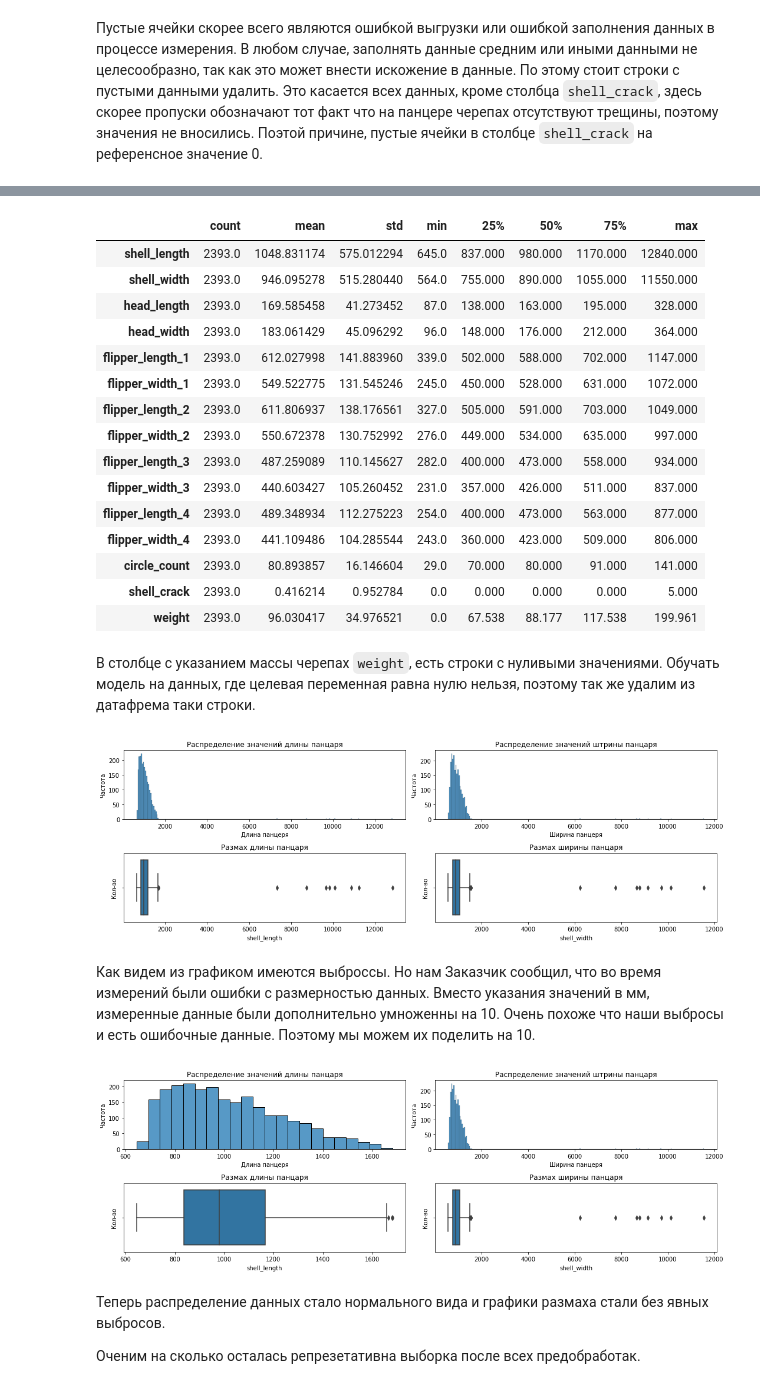
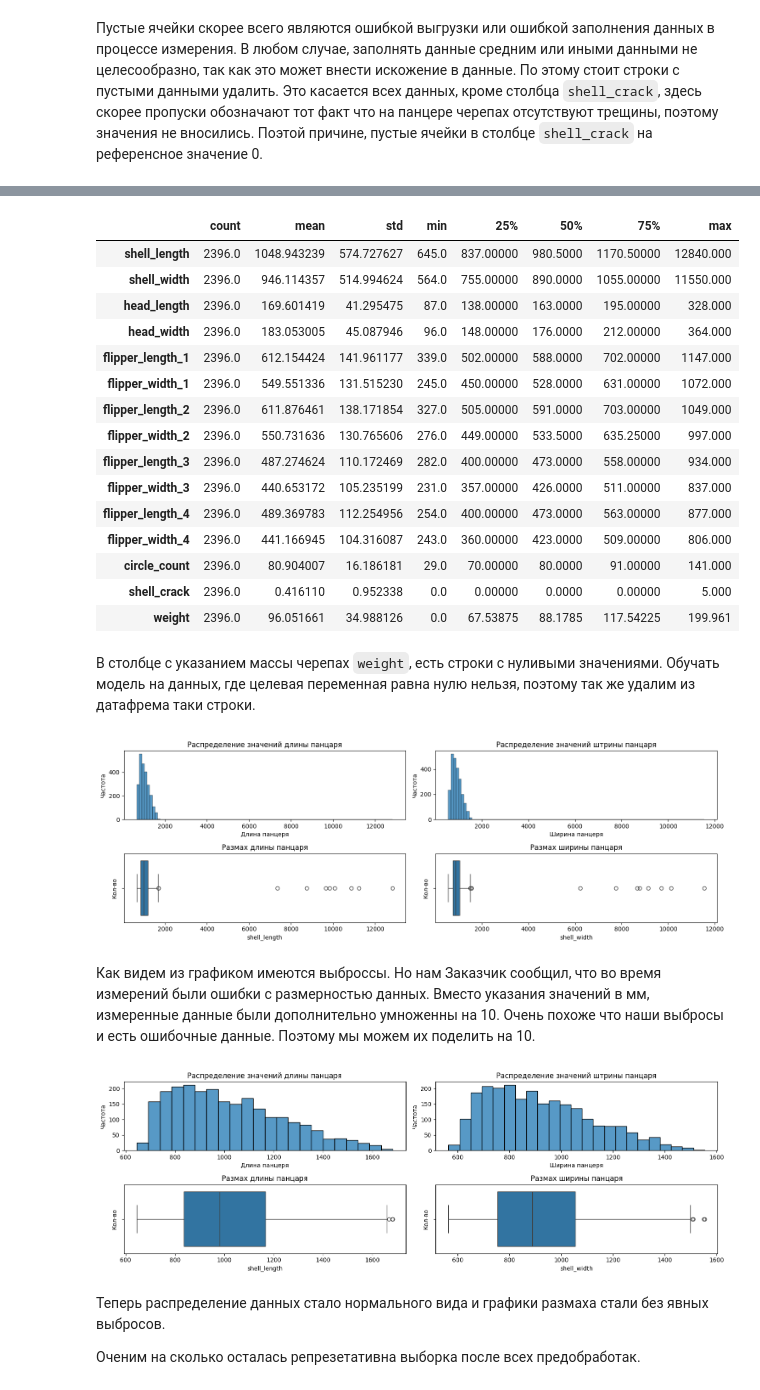
Before and after one commit to MEYakunin/Sprint10_Tortilla_Center, a Jupyter notebook: Sprint10_Tortilla_Center_Yakunin_Mikl.ipynb, the cells around one changed output, grey strips where cells are left out. Saved outputs shown, nothing was run; the diff lists cells and outputs as text; code cells hidden in the pictures.

```diff
--- a/Sprint10_Tortilla_Center_Yakunin_Mikl.ipynb
+++ b/Sprint10_Tortilla_Center_Yakunin_Mikl.ipynb
@@ -183,3 +184,3 @@ c_mydas_df.duplicated().sum()
 # %%
 # Удаляем строки с явными дубликатами
-c_mydas_df.drop_duplicates(subset=['registration number'], inplace=True)
+c_mydas_df = c_mydas_df.drop_duplicates()
@@ -258,21 +254,21 @@ dtype: int64
 c_mydas_df.describe(include='all').T
 # %% [output]
 |  | count | mean | std | min | 25% | 50% | 75% | max |
-| shell_length | 2393.0 | 1048.831174 | 575.012294 | 645.0 | 837.000 | 980.000 | 1170.000 | 12840.000 |
-| shell_width | 2393.0 | 946.095278 | 515.280440 | 564.0 | 755.000 | 890.000 | 1055.000 | 11550.000 |
-| head_length | 2393.0 | 169.585458 | 41.273452 | 87.0 | 138.000 | 163.000 | 195.000 | 328.000 |
-| head_width | 2393.0 | 183.061429 | 45.096292 | 96.0 | 148.000 | 176.000 | 212.000 | 364.000 |
-| flipper_length_1 | 2393.0 | 612.027998 | 141.883960 | 339.0 | 502.000 | 588.000 | 702.000 | 1147.000 |
-| flipper_width_1 | 2393.0 | 549.522775 | 131.545246 | 245.0 | 450.000 | 528.000 | 631.000 | 1072.000 |
-| flipper_length_2 | 2393.0 | 611.806937 | 138.176561 | 327.0 | 505.000 | 591.000 | 703.000 | 1049.000 |
-| flipper_width_2 | 2393.0 | 550.672378 | 130.752992 | 276.0 | 449.000 | 534.000 | 635.000 | 997.000 |
-| flipper_length_3 | 2393.0 | 487.259089 | 110.145627 | 282.0 | 400.000 | 473.000 | 558.000 | 934.000 |
-| flipper_width_3 | 2393.0 | 440.603427 | 105.260452 | 231.0 | 357.000 | 426.000 | 511.000 | 837.000 |
-| flipper_length_4 | 2393.0 | 489.348934 | 112.275223 | 254.0 | 400.000 | 473.000 | 563.000 | 877.000 |
-| flipper_width_4 | 2393.0 | 441.109486 | 104.285544 | 243.0 | 360.000 | 423.000 | 509.000 | 806.000 |
-| circle_count | 2393.0 | 80.893857 | 16.146604 | 29.0 | 70.000 | 80.000 | 91.000 | 141.000 |
-| shell_crack | 2393.0 | 0.416214 | 0.952784 | 0.0 | 0.000 | 0.000 | 0.000 | 5.000 |
-| weight | 2393.0 | 96.030417 | 34.976521 | 0.0 | 67.538 | 88.177 | 117.538 | 199.961 |
+| shell_length | 2396.0 | 1048.943239 | 574.727627 | 645.0 | 837.00000 | 980.5000 | 1170.50000 | 12840.000 |
+| shell_width | 2396.0 | 946.114357 | 514.994624 | 564.0 | 755.00000 | 890.0000 | 1055.00000 | 11550.000 |
+| head_length | 2396.0 | 169.601419 | 41.295475 | 87.0 | 138.00000 | 163.0000 | 195.00000 | 328.000 |
+| head_width | 2396.0 | 183.053005 | 45.087946 | 96.0 | 148.00000 | 176.0000 | 212.00000 | 364.000 |
+| flipper_length_1 | 2396.0 | 612.154424 | 141.961177 | 339.0 | 502.00000 | 588.0000 | 702.00000 | 1147.000 |
+| flipper_width_1 | 2396.0 | 549.551336 | 131.515230 | 245.0 | 450.00000 | 528.0000 | 631.00000 | 1072.000 |
+| flipper_length_2 | 2396.0 | 611.876461 | 138.171854 | 327.0 | 505.00000 | 591.0000 | 703.00000 | 1049.000 |
+| flipper_width_2 | 2396.0 | 550.731636 | 130.765606 | 276.0 | 449.00000 | 533.5000 | 635.25000 | 997.000 |
+| flipper_length_3 | 2396.0 | 487.274624 | 110.172469 | 282.0 | 400.00000 | 473.0000 | 558.00000 | 934.000 |
+| flipper_width_3 | 2396.0 | 440.653172 | 105.235199 | 231.0 | 357.00000 | 426.0000 | 511.00000 | 837.000 |
+| flipper_length_4 | 2396.0 | 489.369783 | 112.254956 | 254.0 | 400.00000 | 473.0000 | 563.00000 | 877.000 |
+| flipper_width_4 | 2396.0 | 441.166945 | 104.316087 | 243.0 | 360.00000 | 423.0000 | 509.00000 | 806.000 |
+| circle_count | 2396.0 | 80.904007 | 16.186181 | 29.0 | 70.00000 | 80.0000 | 91.00000 | 141.000 |
+| shell_crack | 2396.0 | 0.416110 | 0.952338 | 0.0 | 0.00000 | 0.0000 | 0.00000 | 5.000 |
+| weight | 2396.0 | 96.051661 | 34.988126 | 0.0 | 67.53875 | 88.1785 | 117.54225 | 199.961 |
 # %% [markdown]
 В столбце с указанием массы черепах `weight`, есть строки с нуливыми значениями. Обучать модель на данных, где целевая переменная равна нулю нельзя, поэтому так же удалим из датафрема таки строки.
 # %%
@@ -283,67 +279,70 @@ c_mydas_df = c_mydas_df[c_mydas_df['weight'] != 0]
 plt.figure(figsize=(15, 5))
 
 plt.subplot(2, 2, 1)
-sns.histplot(c_mydas_df['shell_length'])
+sns.histplot(x=c_mydas_df['shell_length'])
 plt.title('Распределение значений длины панцаря')
 plt.xlabel('Длина панцеря')
 plt.ylabel('Частота')
 
 plt.subplot(2, 2, 2)
-sns.histplot(c_mydas_df['shell_width'])
+sns.histplot(x=c_mydas_df['shell_width'])
 plt.title('Распределение значений штрины панцаря')
 plt.xlabel('Ширина панцеря')
 plt.ylabel('Частота')
 
 plt.subplot(2, 2, 3)
-sns.boxplot(c_mydas_df['shell_length'])
+sns.boxplot(x=c_mydas_df['shell_length'])
 plt.title('Размах длины панцаря')
 plt.ylabel('Кол-во')
 
 plt.subplot(2, 2, 4)
-sns.boxplot(c_mydas_df['shell_width'])
+sns.boxplot(x=c_mydas_df['shell_width'])
 plt.title('Размах ширины панцаря')
 plt.ylabel('Кол-во')
 
 plt.tight_layout()
 plt.show()
 # %% [output]
-[figure, old version]
+[figure, new version]
 # %% [markdown]
 Как видем из графиком имеются выброссы. Но нам Заказчик сообщил, что во время измерений были ошибки с размерностью данных. Вместо указания значений в мм, измеренные данные были дополнительно умноженны на 10. Очень похоже что наши выбросы и есть ошибочные данные. Поэтому мы можем их поделить на 10.
 # %%
 # Произведем уменьшение разрядности данных
 mask = c_mydas_df['shell_length'] > 2000
 c_mydas_df.loc[mask, 'shell_length'] = c_mydas_df.loc[mask, 'shell_length'] / 10
+
+mask = c_mydas_df['shell_width'] > 2000
+c_mydas_df.loc[mask, 'shell_width'] = c_mydas_df.loc[mask, 'shell_width'] / 10
 # %%
 # Построим графики распределения и размаха длины и ширины панцеря
 plt.figure(figsize=(15, 5))
 
 plt.subplot(2, 2, 1)
-sns.histplot(c_mydas_df['shell_length'])
+sns.histplot(x=c_mydas_df['shell_length'])
 plt.title('Распределение значений длины панцаря')
 plt.xlabel('Длина панцеря')
 plt.ylabel('Частота')
 
 plt.subplot(2, 2, 2)
-sns.histplot(c_mydas_df['shell_width'])
+sns.histplot(x=c_mydas_df['shell_width'])
 plt.title('Распределение значений штрины панцаря')
 plt.xlabel('Ширина панцеря')
 plt.ylabel('Частота')
 
 plt.subplot(2, 2, 3)
-sns.boxplot(c_mydas_df['shell_length'])
+sns.boxplot(x=c_mydas_df['shell_length'])
 plt.title('Размах длины панцаря')
 plt.ylabel('Кол-во')
 
 plt.subplot(2, 2, 4)
-sns.boxplot(c_mydas_df['shell_width'])
+sns.boxplot(x=c_mydas_df['shell_width'])
 plt.title('Размах ширины панцаря')
 plt.ylabel('Кол-во')
 
 plt.tight_layout()
 plt.show()
 # %% [output]
-[figure, old version]
+[figure, new version]
 # %% [markdown]
 Теперь распределение данных стало нормального вида и графики размаха стали без явных выбросов.
 
```
Also changed, not shown: parts of 21 cells of this notebook.
